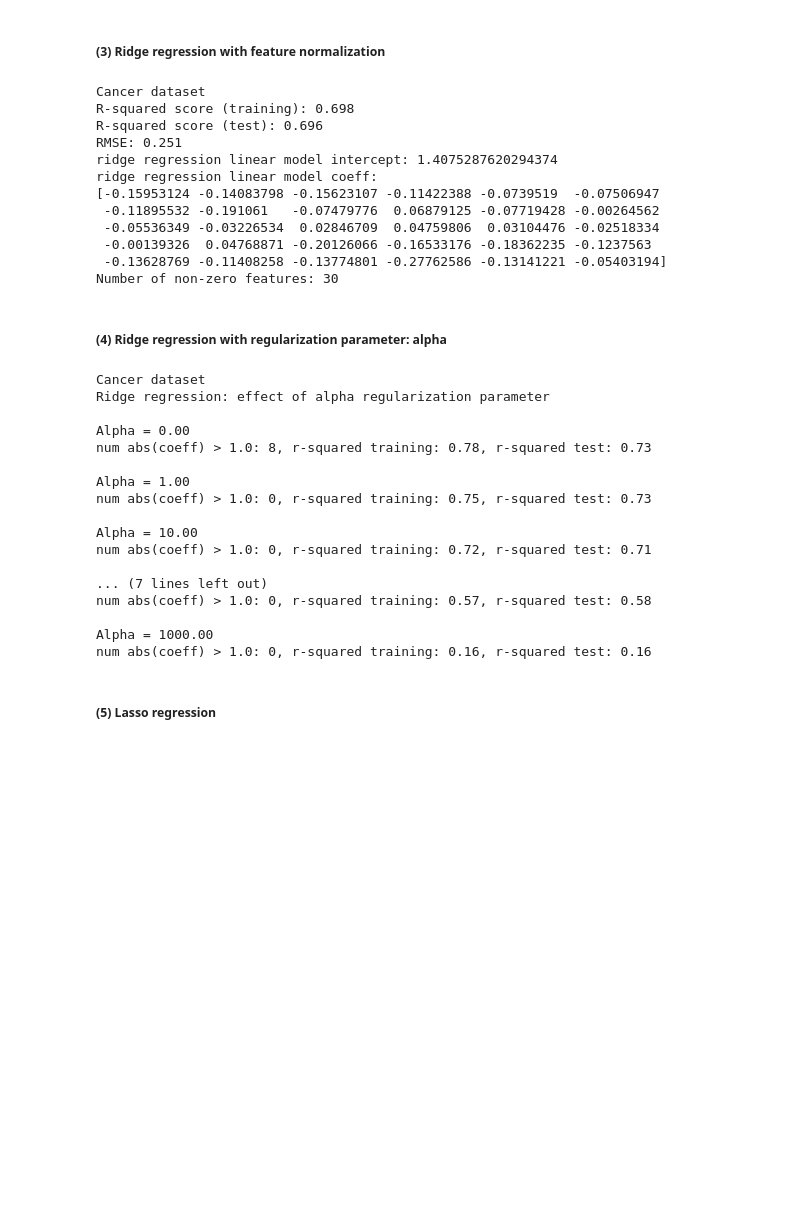
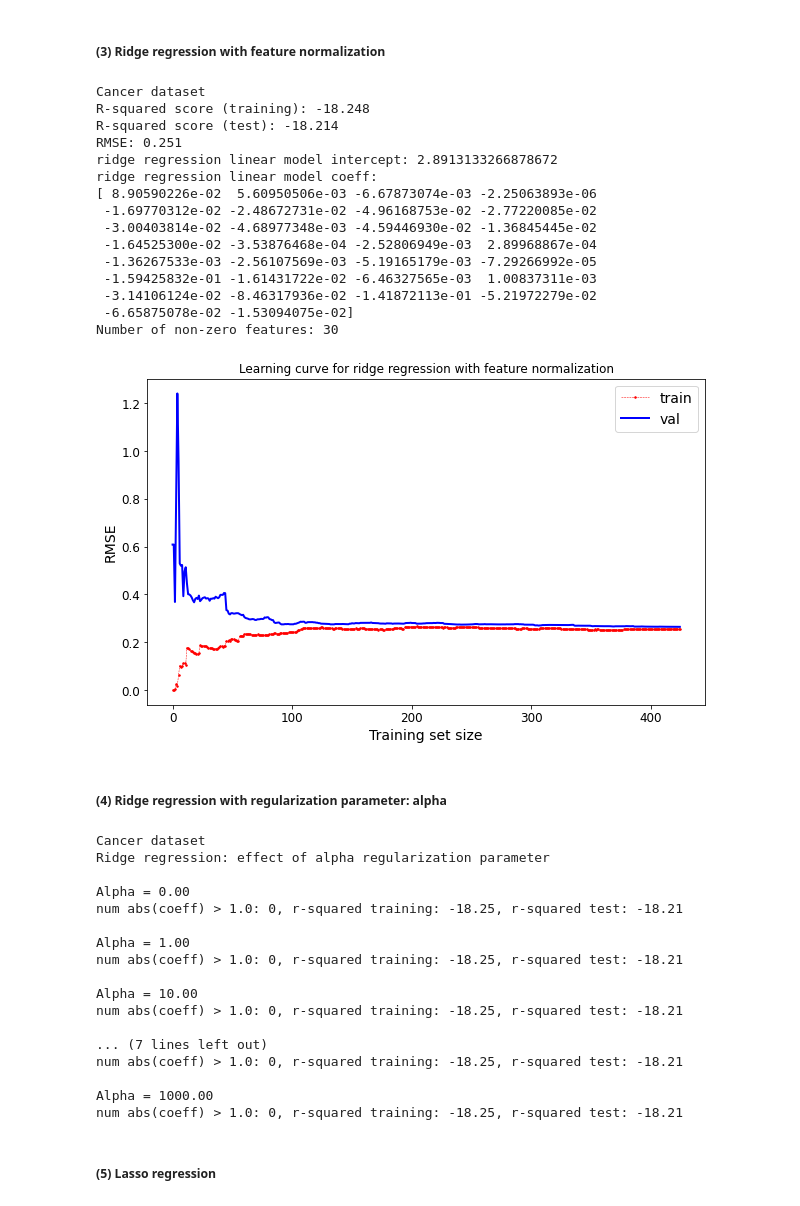
Before and after one commit to miamrodgers/4310-ML, a Jupyter notebook: ME6_regression/regression.ipynb, the cells around one changed output. Saved outputs shown, nothing was run; the diff lists cells and outputs as text; code cells hidden in the pictures; blank space fills up the shorter version.

```diff
--- a/ME6_regression/regression.ipynb
+++ b/ME6_regression/regression.ipynb
@@ -710,7 +741,7 @@ X_train, X_test, y_train, y_test = train_test_split(
 X_train_scaled = scaler.fit_transform(X_train)
 X_test_scaled = scaler.transform(X_test)
 
-linridge = Ridge(alpha=20.0).fit(X_train_scaled, y_train)
+linridge_norm = Ridge(alpha=20.0).fit(X_train_scaled, y_train)
 
 print('Cancer dataset')
 print('R-squared score (training): {:.3f}'
@@ -729,24 +760,32 @@ print('ridge regression linear model coeff:\n{}'.format(linridge.coef_))
 print('Number of non-zero features: {}'.format(np.sum(linridge.coef_ != 0)))
 # %% [output]
 Cancer dataset
-R-squared score (training): 0.698
-R-squared score (test): 0.696
+R-squared score (training): -18.248
+R-squared score (test): -18.214
 RMSE: 0.251
-ridge regression linear model intercept: 1.4075287620294374
+ridge regression linear model intercept: 2.8913133266878672
 ridge regression linear model coeff:
-[-0.15953124 -0.14083798 -0.15623107 -0.11422388 -0.0739519  -0.07506947
- -0.11895532 -0.191061   -0.07479776  0.06879125 -0.07719428 -0.00264562
- -0.05536349 -0.03226534  0.02846709  0.04759806  0.03104476 -0.02518334
- -0.00139326  0.04768871 -0.20126066 -0.16533176 -0.18362235 -0.1237563
- -0.13628769 -0.11408258 -0.13774801 -0.27762586 -0.13141221 -0.05403194]
+[ 8.90590226e-02  5.60950506e-03 -6.67873074e-03 -2.25063893e-06
+ -1.69770312e-02 -2.48672731e-02 -4.96168753e-02 -2.77220085e-02
+ -3.00403814e-02 -4.68977348e-03 -4.59446930e-02 -1.36845445e-02
+ -1.64525300e-02 -3.53876468e-04 -2.52806949e-03  2.89968867e-04
+ -1.36267533e-03 -2.56107569e-03 -5.19165179e-03 -7.29266992e-05
+ -1.59425832e-01 -1.61431722e-02 -6.46327565e-03  1.00837311e-03
+ -3.14106124e-02 -8.46317936e-02 -1.41872113e-01 -5.21972279e-02
+ -6.65875078e-02 -1.53094075e-02]
 Number of non-zero features: 30
+# %%
+plot_learning_curves(linridge_norm, X_cancer, y_cancer,
+                     title='Learning curve for ridge regression with feature normalization')
+# %% [output]
+[figure, added]
 # %% [markdown]
 ##### (4) Ridge regression with regularization parameter: alpha
 # %%
 print('Cancer dataset')
 print('Ridge regression: effect of alpha regularization parameter\n')
 for this_alpha in [0, 1, 10, 20, 50, 100, 1000]:
-    linridge = Ridge(alpha=this_alpha).fit(X_train_scaled, y_train)
+    linridge_a = Ridge(alpha=this_alpha).fit(X_train_scaled, y_train)
     r2_train = linridge.score(X_train_scaled, y_train)
     r2_test = linridge.score(X_test_scaled, y_test)
     num_coeff_bigger = np.sum(abs(linridge.coef_) > 1.0)
@@ -758,19 +797,19 @@ Cancer dataset
 Ridge regression: effect of alpha regularization parameter
 
 Alpha = 0.00
-num abs(coeff) > 1.0: 8, r-squared training: 0.78, r-squared test: 0.73
+num abs(coeff) > 1.0: 0, r-squared training: -18.25, r-squared test: -18.21
 
 Alpha = 1.00
-num abs(coeff) > 1.0: 0, r-squared training: 0.75, r-squared test: 0.73
+num abs(coeff) > 1.0: 0, r-squared training: -18.25, r-squared test: -18.21
 
 Alpha = 10.00
-num abs(coeff) > 1.0: 0, r-squared training: 0.72, r-squared test: 0.71
+num abs(coeff) > 1.0: 0, r-squared training: -18.25, r-squared test: -18.21
 
 ... (7 lines left out)
-num abs(coeff) > 1.0: 0, r-squared training: 0.57, r-squared test: 0.58
+num abs(coeff) > 1.0: 0, r-squared training: -18.25, r-squared test: -18.21
 
 Alpha = 1000.00
-num abs(coeff) > 1.0: 0, r-squared training: 0.16, r-squared test: 0.16
+num abs(coeff) > 1.0: 0, r-squared training: -18.25, r-squared test: -18.21
 # %% [markdown]
 ##### (5) Lasso regression
 # %%
```
Also changed, not shown: parts of 12 cells of this notebook.
